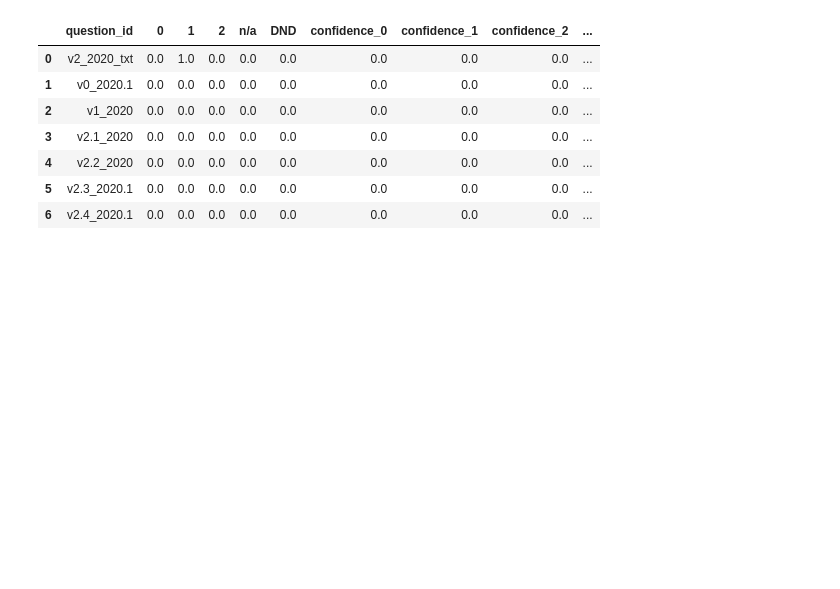
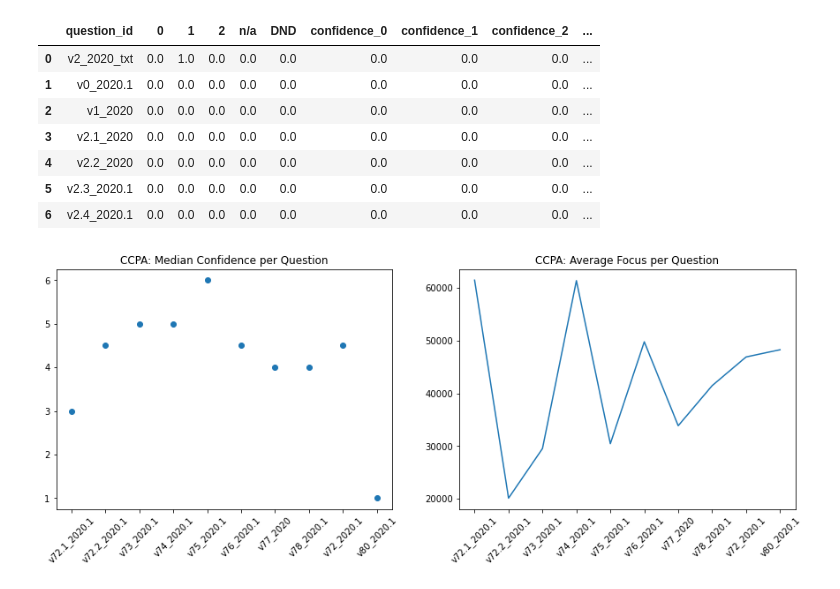
Before and after one commit to lint12/privacy_coding_2022, a Jupyter notebook: query_to_format.ipynb, the cells around one changed output. Cells and saved outputs as stored; diff of their text form; code cells hidden in the pictures; blank space fills up the shorter version.

```diff
--- a/query_to_format.ipynb
+++ b/query_to_format.ipynb
@@ -116,7 +117,7 @@ for coding, q_ids in codings_dict.items():
         """,[q_id,])
 
         query_res = cur.fetchall()
-        help_needed = did_mediate(query_res)
+        fmw = did_mediate(query_res)
 
         answer_stats = {'q_id': q_id,
                        'answer_freq': freqs,
@@ -124,7 +125,7 @@ for coding, q_ids in codings_dict.items():
                        'median_conf': median_conf,
                        'avg_focus': avg_focus,
                        'avg_blur': avg_blur,
-                       'help_needed': help_needed}
+                       'FMW': fmw}
 
         coding_answers_list.append(answer_stats)
 
@@ -303,3 +304,22 @@ notice_of_contract_df
 | 4 | v2.2_2020 | 0.0 | 0.0 | 0.0 | 0.0 | 0.0 | 0.0 | 0.0 | 0.0 | ... |
 | 5 | v2.3_2020.1 | 0.0 | 0.0 | 0.0 | 0.0 | 0.0 | 0.0 | 0.0 | 0.0 | ... |
 | 6 | v2.4_2020.1 | 0.0 | 0.0 | 0.0 | 0.0 | 0.0 | 0.0 | 0.0 | 0.0 | ... |
+# %%
+fig = plt.figure()
+fig.set_figheight(5)
+fig.set_figwidth(15)
+
+# Adds subplot on position 1
+ax = fig.add_subplot(121)
+# Adds subplot on position 2
+ax2 = fig.add_subplot(122)
+
+ax.set_xticklabels(CCPA_df['question_id'], rotation = 45)
+ax2.set_xticklabels(CCPA_df['question_id'], rotation = 45)
+
+ax.scatter(CCPA_df['question_id'], CCPA_df['median_confidence'])
+ax.title.set_text('CCPA: Median Confidence per Question')
+ax2.plot(CCPA_df['question_id'], CCPA_df['average_focus'])
+ax2.title.set_text('CCPA: Average Focus per Question')
+# %% [output]
+[figure, added]
```
Also changed, not shown: parts of 2 cells of this notebook, 1 other file.
